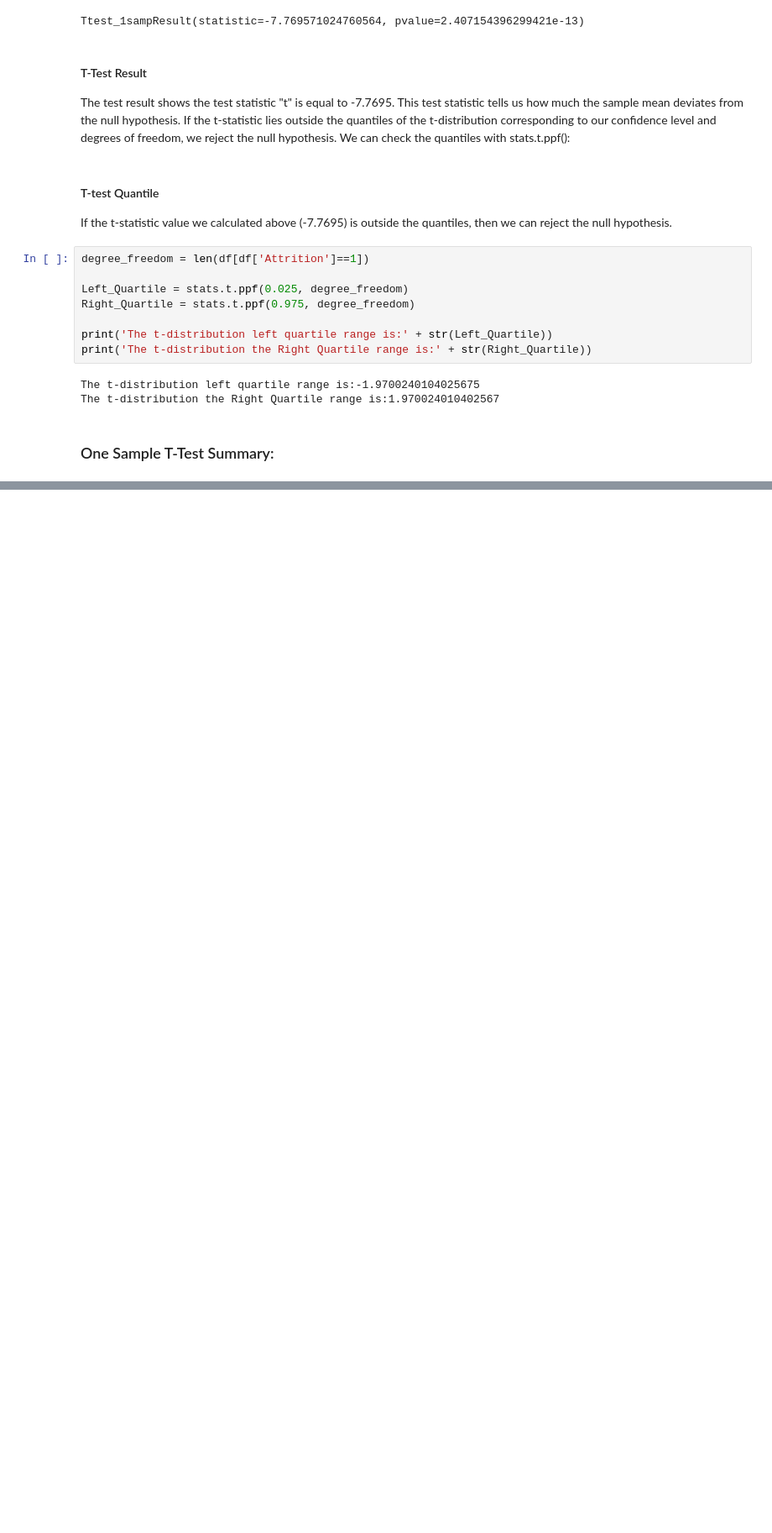
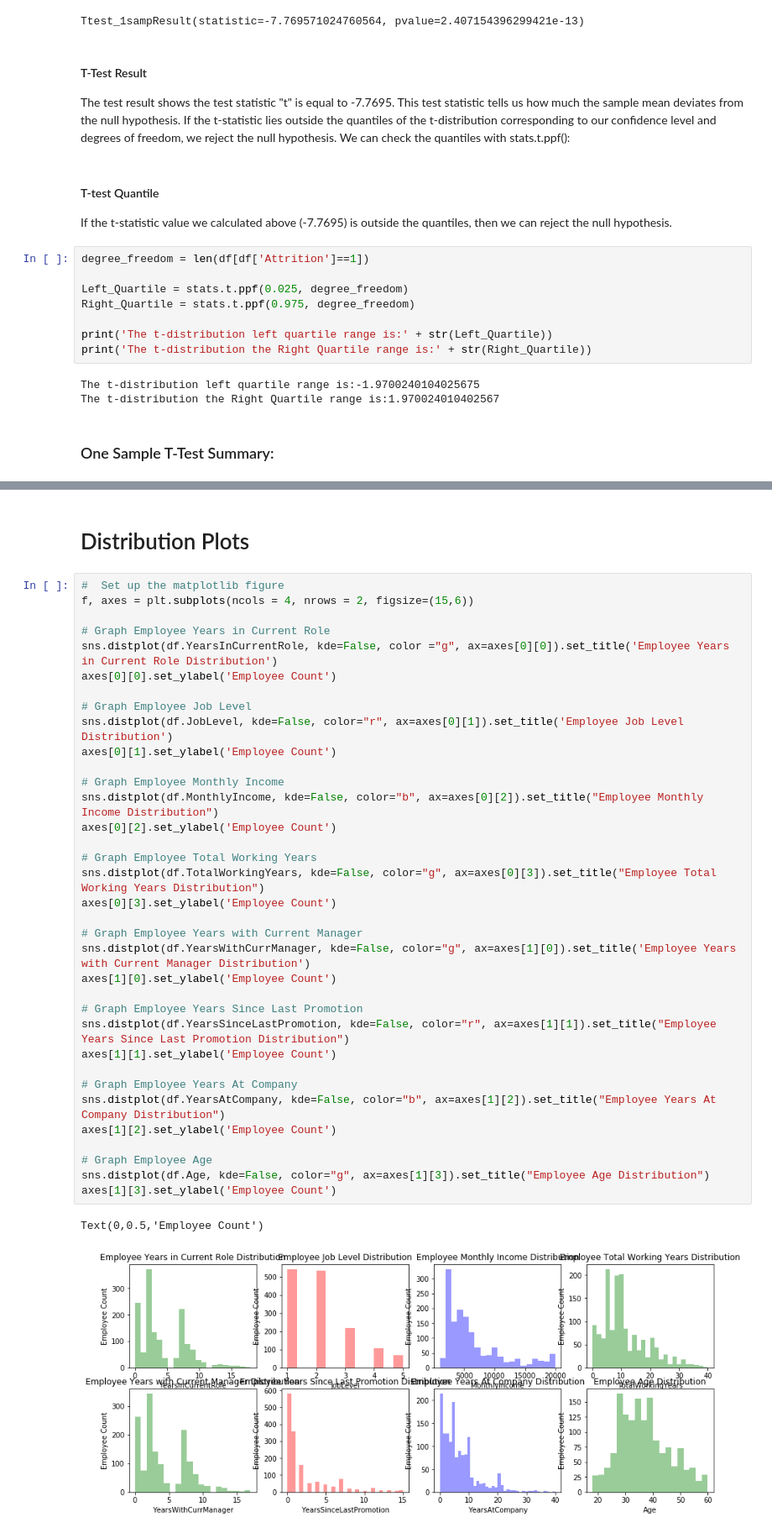
Before and after one commit to Purusharth07/Human_Resource_Analysis-and-Employee_Attrition_Prediction, a Jupyter notebook: Employee-Attrition.ipynb, the cells around one changed output, grey strips where cells are left out. Shown at 84% size. Saved outputs shown, nothing was run; the diff lists cells and outputs as text; blank space fills up the shorter version.

```diff
--- a/Employee-Attrition.ipynb
+++ b/Employee-Attrition.ipynb
@@ -250,2 +221,42 @@ Based on the statistical analysis of a one sample t-test, there seems to be some
 
 But this does not neccessarily mean that there is practical significance. We would have to conduct more experiments or maybe collect more data about the employees in order to come up with a more accurate finding.
+# %% [markdown]
+# Distribution Plots
+# %%
+#  Set up the matplotlib figure
+f, axes = plt.subplots(ncols = 4, nrows = 2, figsize=(15,6))
+
+# Graph Employee Years in Current Role
+sns.distplot(df.YearsInCurrentRole, kde=False, color ="g", ax=axes[0][0]).set_title('Employee Years in Current Role Distribution')
+axes[0][0].set_ylabel('Employee Count')
+
+# Graph Employee Job Level
+sns.distplot(df.JobLevel, kde=False, color="r", ax=axes[0][1]).set_title('Employee Job Level Distribution')
+axes[0][1].set_ylabel('Employee Count')
+
+# Graph Employee Monthly Income
+sns.distplot(df.MonthlyIncome, kde=False, color="b", ax=axes[0][2]).set_title("Employee Monthly Income Distribution")
+axes[0][2].set_ylabel('Employee Count')
+
+# Graph Employee Total Working Years
+sns.distplot(df.TotalWorkingYears, kde=False, color="g", ax=axes[0][3]).set_title("Employee Total Working Years Distribution")
+axes[0][3].set_ylabel('Employee Count')
+
+# Graph Employee Years with Current Manager
+sns.distplot(df.YearsWithCurrManager, kde=False, color="g", ax=axes[1][0]).set_title('Employee Years with Current Manager Distribution')
+axes[1][0].set_ylabel('Employee Count')
+
+# Graph Employee Years Since Last Promotion
+sns.distplot(df.YearsSinceLastPromotion, kde=False, color="r", ax=axes[1][1]).set_title("Employee Years Since Last Promotion Distribution")
+axes[1][1].set_ylabel('Employee Count')
+
+# Graph Employee Years At Company
+sns.distplot(df.YearsAtCompany, kde=False, color="b", ax=axes[1][2]).set_title("Employee Years At Company Distribution")
+axes[1][2].set_ylabel('Employee Count')
+
+# Graph Employee Age
+sns.distplot(df.Age, kde=False, color="g", ax=axes[1][3]).set_title("Employee Age Distribution")
+axes[1][3].set_ylabel('Employee Count')
+# %% [output]
+Text(0,0.5,'Employee Count')
+[figure, added]
```
Also changed, not shown: parts of 3 cells of this notebook.
